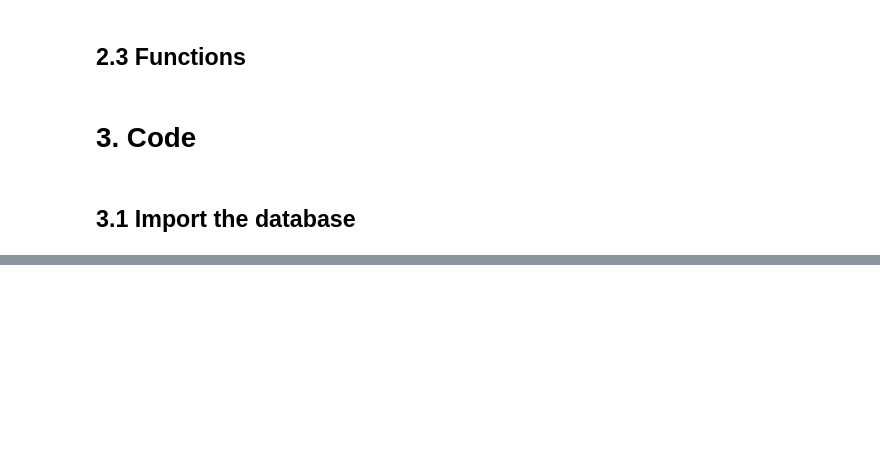
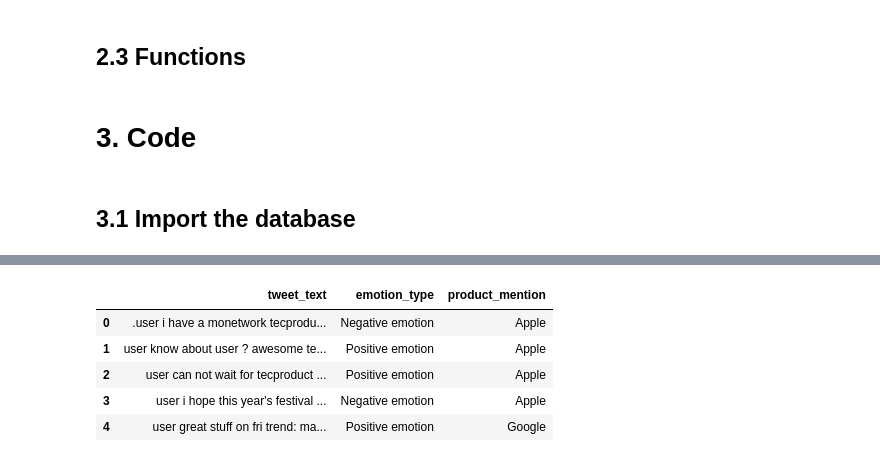
Before and after one commit to mbarriola96/Brands-product_emotions_analysis, a Jupyter notebook: 02_data_preprocessing_and_modelling.ipynb, the cells around one changed output, grey strips where cells are left out. Saved outputs shown, nothing was run; the diff lists cells and outputs as text; code cells hidden in the pictures; blank space fills up the shorter version.

```diff
--- a/02_data_preprocessing_and_modelling.ipynb
+++ b/02_data_preprocessing_and_modelling.ipynb
@@ -461,0 +126,11 @@ You can try to debug the error by setting error_score='raise'.
+# %%
+df['tweet_text'] = df['tweet_text'].map(identify_product)
+# %%
+df.head()
+# %% [output]
+|  | tweet_text | emotion_type | product_mention |
+| 0 | .user i have a monetwork tecprodu... | Negative emotion | Apple |
+| 1 | user know about user ? awesome te... | Positive emotion | Apple |
+| 2 | user can not wait for tecproduct ... | Positive emotion | Apple |
+| 3 | user i hope this year's festival ... | Negative emotion | Apple |
+| 4 | user great stuff on fri trend: ma... | Positive emotion | Google |
```
Also changed, not shown: parts of 40 cells of this notebook, 2 other files.
